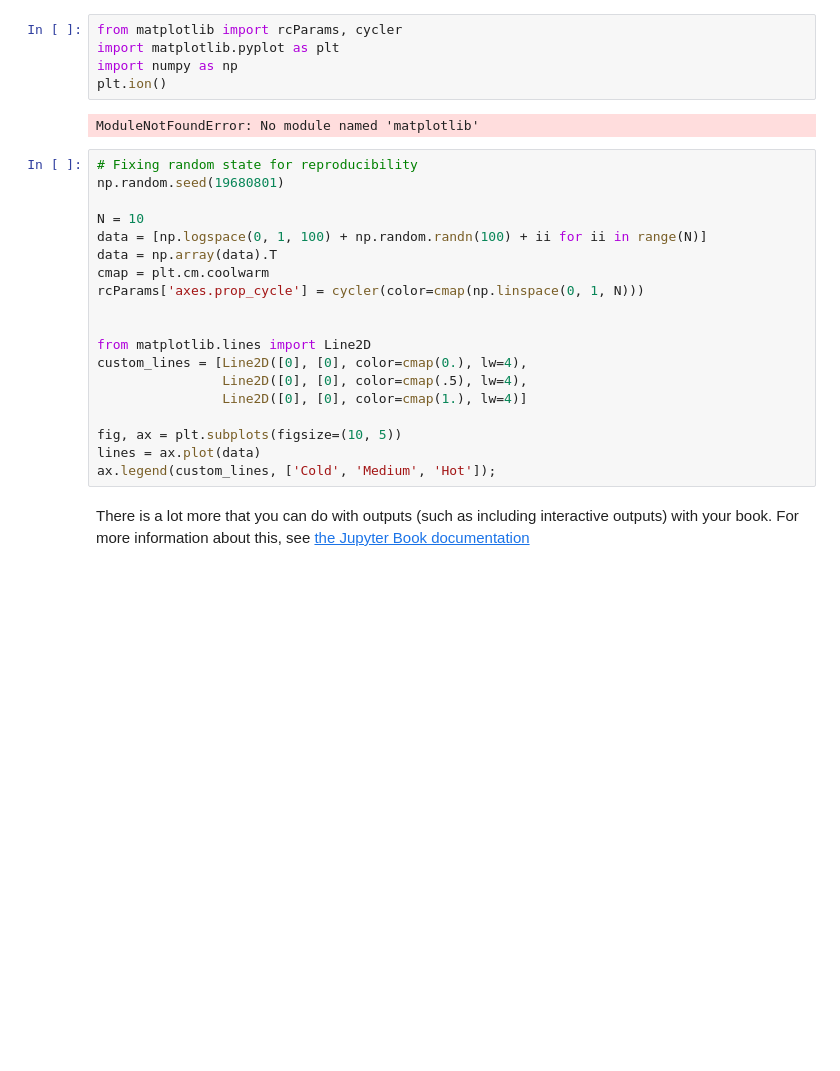
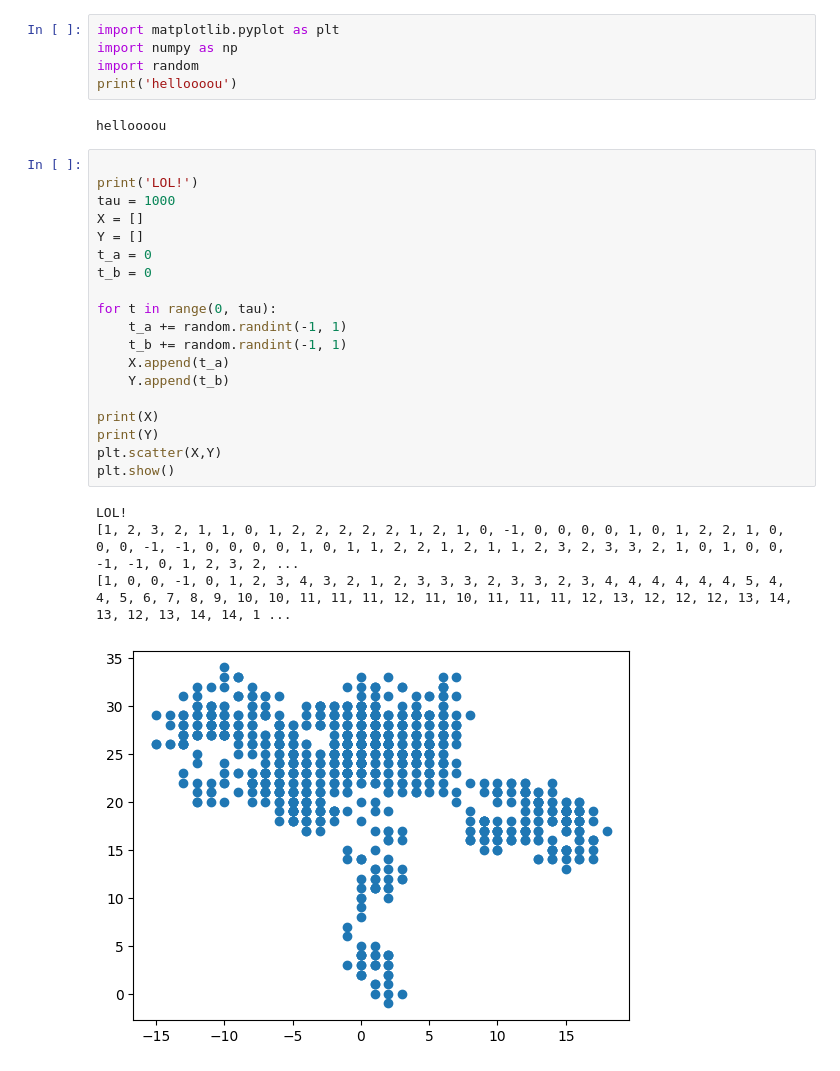
Before and after one commit to pzeronow/monkz, a Jupyter notebook: _build/jupyter_execute/notebooks.ipynb, the cells around one changed output. Cells and saved outputs as stored; diff of their text form; blank space fills up the shorter version.

```diff
--- a/_build/jupyter_execute/notebooks.ipynb
+++ b/_build/jupyter_execute/notebooks.ipynb
@@ -40,29 +1,31 @@ For example, here's some sample Matplotlib code:
 # %%
-from matplotlib import rcParams, cycler
 import matplotlib.pyplot as plt
 import numpy as np
-plt.ion()
+import random
+print('helloooou')
 # %% [output]
-ModuleNotFoundError: No module named 'matplotlib'
+helloooou
-# %%
-# Fixing random state for reproducibility
-np.random.seed(19680801)
-
-N = 10
-data = [np.logspace(0, 1, 100) + np.random.randn(100) + ii for ii in range(N)]
-data = np.array(data).T
-cmap = plt.cm.coolwarm
-rcParams['axes.prop_cycle'] = cycler(color=cmap(np.linspace(0, 1, N)))
-
-
-from matplotlib.lines import Line2D
-custom_lines = [Line2D([0], [0], color=cmap(0.), lw=4),
-                Line2D([0], [0], color=cmap(.5), lw=4),
-                Line2D([0], [0], color=cmap(1.), lw=4)]
-
-fig, ax = plt.subplots(figsize=(10, 5))
-lines = ax.plot(data)
-ax.legend(custom_lines, ['Cold', 'Medium', 'Hot']);
-# %% [markdown]
-There is a lot more that you can do with outputs (such as including interactive outputs)
-with your book. For more information about this, see [the Jupyter Book documentation](https://jupyterbook.org)
+# %%
+
+print('LOL!')
+tau = 1000
+X = []
+Y = []
+t_a = 0
+t_b = 0
+
+for t in range(0, tau):
+    t_a += random.randint(-1, 1)
+    t_b += random.randint(-1, 1)
+    X.append(t_a)
+    Y.append(t_b)
+
+print(X)
+print(Y)
+plt.scatter(X,Y)
+plt.show()
+# %% [output]
+LOL!
+[1, 2, 3, 2, 1, 1, 0, 1, 2, 2, 2, 2, 2, 1, 2, 1, 0, -1, 0, 0, 0, 0, 1, 0, 1, 2, 2, 1, 0, 0, 0, -1, -1, 0, 0, 0, 0, 1, 0, 1, 1, 2, 2, 1, 2, 1, 1, 2, 3, 2, 3, 3, 2, 1, 0, 1, 0, 0, -1, -1, 0, 1, 2, 3, 2, ...
+[1, 0, 0, -1, 0, 1, 2, 3, 4, 3, 2, 1, 2, 3, 3, 3, 2, 3, 3, 2, 3, 4, 4, 4, 4, 4, 4, 5, 4, 4, 5, 6, 7, 8, 9, 10, 10, 11, 11, 11, 12, 11, 10, 11, 11, 11, 12, 13, 12, 12, 12, 13, 14, 13, 12, 13, 14, 14, 1 ...
+[figure, added]
```
Also changed, not shown: parts of 1 cell of this notebook, 21 other files.
